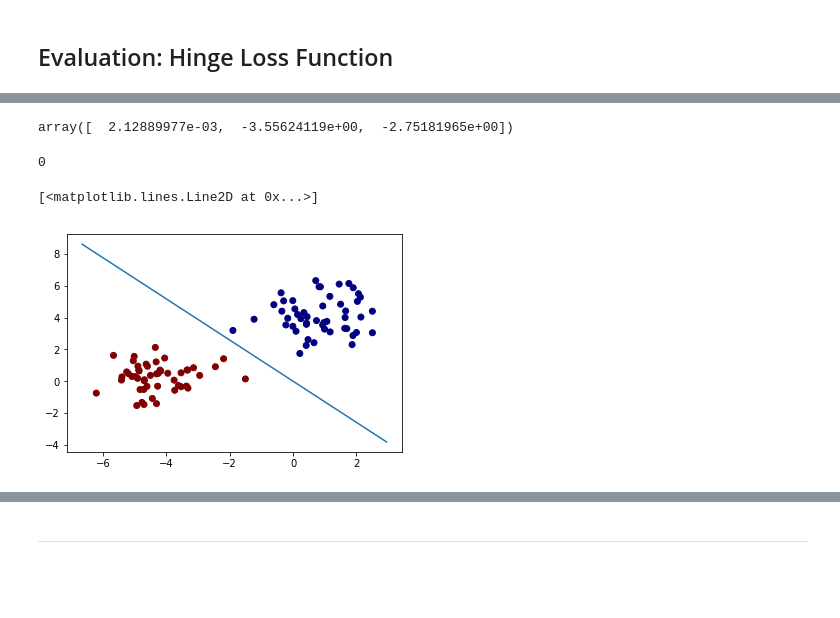
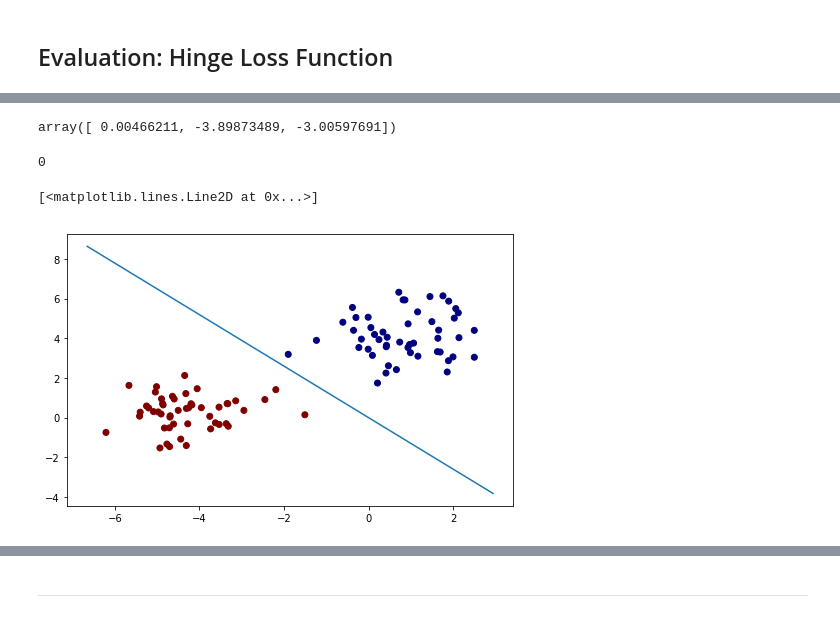
Before and after one commit to collinprather/BDI-2018-JupyterHub, a Jupyter notebook: SVM_scratch.ipynb, the cells around one changed output, grey strips where cells are left out. Cells and saved outputs as stored; diff of their text form; code cells hidden in the pictures; blank space fills up the shorter version.

```diff
--- a/SVM_scratch.ipynb
+++ b/SVM_scratch.ipynb
@@ -114,6 +150,6 @@ $$Loss\ (\overrightarrow{w}, X^{(i)}, y^{(i)}) = \left[ 1 - y^{(i)} \cdot (\over
 # %%
 def hinge_loss(X_i, y_i, weights):
-    loss = 1 - y_i * np.dot(weights.T, X_i)
-    if loss < 0:
-        loss = 0
-    return loss
+    penalty = 1 - y_i * np.dot(weights.T, X_i)
+    if penalty < 0:
+        penalty = 0
+    return penalty
@@ -135,27 +224,24 @@ array([ 0.,  0.,  0.])
 # %%
 learning_rate = 1
-num_iters = 1000
-w = np.zeros(len(X[0]))
+num_iters = 100
 # lambda = 1/iteration
-loss_hist = []
 
 def Stochastic_Gradient_Descent(X, y, learning_rate, num_iters):
-    #X = add_intercept(X)
     weights = np.zeros(len(X[0]))
     for iteration in range(1, num_iters):
         for row in range(len(X)):
-            loss = hinge_loss(X[row], y[row], weights)
-            if loss == 0:
+            penalty = hinge_loss(X[row], y[row], weights)
+            if penalty == 0:
                 weights = weights - learning_rate * ((2  * (1/iteration) * weights))
             else:
                 weights = weights - learning_rate * ((-y[row] * X[row]) + (2  * (1/iteration) * weights))
     return weights
 # %%
-weights = Stochastic_Gradient_Descent(X = X, y=y, learning_rate=1, num_iters = 1000)
+weights = Stochastic_Gradient_Descent(X = X, y=y, learning_rate=1, num_iters = 500)
 # %%
 weights
 # %% [output]
-array([  2.12889977e-03,  -3.55624119e+00,  -2.75181965e+00])
+array([ 0.00466211, -3.89873489, -3.00597691])
 # %%
 loss = []
 for i in range(len(X)):
@@ -166,12 +252,13 @@ total_loss
 0
 # %%
 # it works, we've found the perfectly separating hyperplane!
+plt.figure(figsize = (8,5))
 plt.scatter(X[:,1], X[:,2], c=y, cmap = 'jet')
 ax = plt.gca()
 xlim = ax.get_xlim()
 ylim = ax.get_ylim()
 xx = np.linspace(xlim[0], xlim[1], 100)
 plt.plot(xx, (-weights[1]/weights[2]) * xx - (weights[0]/weights[2]))
 # %% [output]
 [<matplotlib.lines.Line2D at 0x...>]
-[figure, old version]
+[figure, new version]
```
Also changed, not shown: parts of 29 cells of this notebook, 1 other file.
